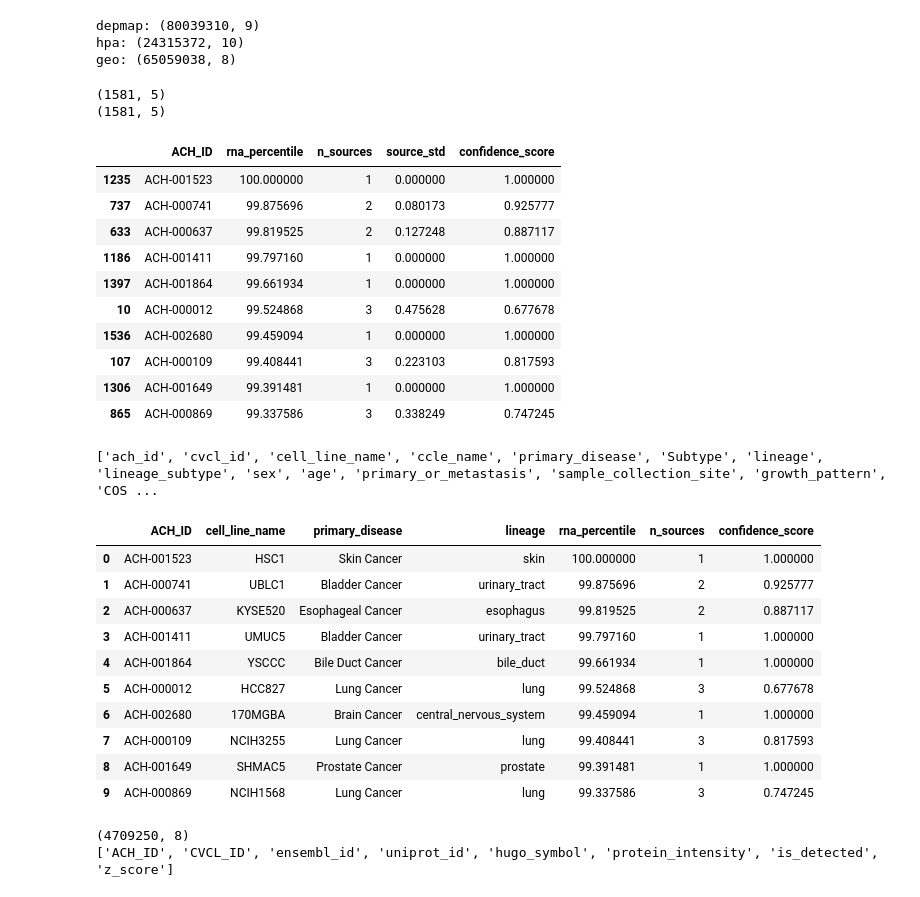
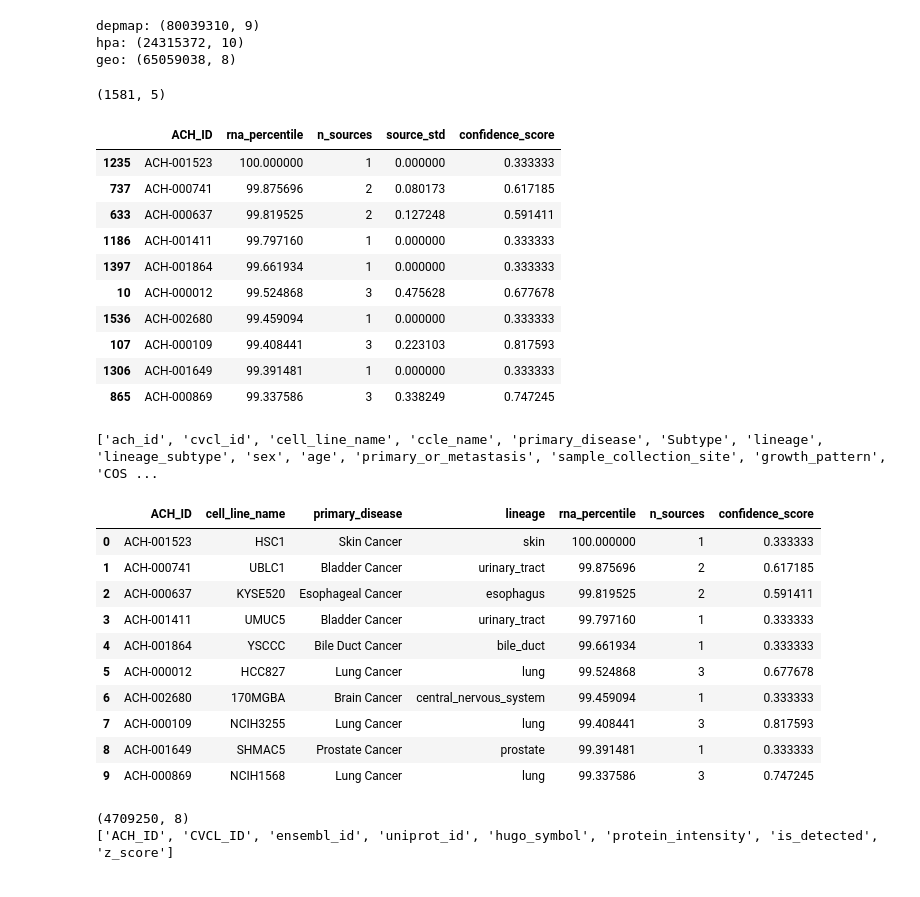
Before and after one commit to NattawasP/SEMTM0044_2025_AYEAR_TEAM34, a Jupyter notebook: notebooks/Victor_Data Exploration/Percentile_Ranking.ipynb, the cells around one changed output. Saved outputs shown, nothing was run; the diff lists cells and outputs as text; code cells hidden in the pictures.

Commit message:
Refactor confidence score logic to penalize cell lines with missing data sources

```diff
--- a/notebooks/Victor_Data Exploration/Percentile_Ranking.ipynb
+++ b/notebooks/Victor_Data Exploration/Percentile_Ranking.ipynb
@@ -68,7 +68,7 @@ geo: (65059038, 8)
 # %%
 target = "ENSG00000146648"   # EGFR
 
-# 1. pull the gene's rows from each source (only the columns we need)
+# 1. pull the gene's rows from each source
 cols = ["ACH_ID", "source", "log2_tpm_plus1"]
 frames = [
     depmap[depmap["ensembl_id"] == target][cols],
@@ -77,48 +77,47 @@ frames = [
 ]
 allg = pd.concat(frames)
 
 # 2. GEO can have multiple samples per cell line average per (cell line, source) first
 allg = allg.groupby(["ACH_ID", "source"])["log2_tpm_plus1"].mean().reset_index()
 
 # 3. percentile-rank cell lines WITHIN each source
 allg["percentile"] = allg.groupby("source")["log2_tpm_plus1"].rank(pct=True) * 100
 
 import numpy as np
 
 # 4. combine: average percentile per cell line, count sources, and get standard deviation
 combined = (allg.groupby("ACH_ID")
                 .agg(rna_percentile=("percentile", "mean"),
                      n_sources=("source", "nunique"),
                      source_std=("percentile", "std")) # Calculate standard deviation across sources
                 .reset_index())
 
 # If a cell line only has 1 source, standard deviation is NaN. Fill it with 0.
 combined["source_std"] = combined["source_std"].fillna(0)
 
-# Calculate the final confidence score
-combined["confidence_score"] = 1 / (1 + combined["source_std"])
+# Calculate the maximum possible sources dynamically
+max_sources = combined["n_sources"].max()
+
+# Calculate the final confidence score (weighted by number of sources)
+combined["confidence_score"] = (combined["n_sources"] / max_sources) * (1 / (1 + combined["source_std"]))
 
 # Sort by RNA percentile first, then use confidence score as a tie-breaker
 combined = combined.sort_values(by=["rna_percentile", "confidence_score"], ascending=[False, False])
 
 print(combined.shape)
 combined.head(10)
-
-print(combined.shape)
-combined.head(10)
 # %% [output]
 (1581, 5)
-(1581, 5)
 |  | ACH_ID | rna_percentile | n_sources | source_std | confidence_score |
-| 1235 | ACH-001523 | 100.000000 | 1 | 0.000000 | 1.000000 |
-| 737 | ACH-000741 | 99.875696 | 2 | 0.080173 | 0.925777 |
-| 633 | ACH-000637 | 99.819525 | 2 | 0.127248 | 0.887117 |
-| 1186 | ACH-001411 | 99.797160 | 1 | 0.000000 | 1.000000 |
-| 1397 | ACH-001864 | 99.661934 | 1 | 0.000000 | 1.000000 |
+| 1235 | ACH-001523 | 100.000000 | 1 | 0.000000 | 0.333333 |
+| 737 | ACH-000741 | 99.875696 | 2 | 0.080173 | 0.617185 |
+| 633 | ACH-000637 | 99.819525 | 2 | 0.127248 | 0.591411 |
+| 1186 | ACH-001411 | 99.797160 | 1 | 0.000000 | 0.333333 |
+| 1397 | ACH-001864 | 99.661934 | 1 | 0.000000 | 0.333333 |
 | 10 | ACH-000012 | 99.524868 | 3 | 0.475628 | 0.677678 |
-| 1536 | ACH-002680 | 99.459094 | 1 | 0.000000 | 1.000000 |
+| 1536 | ACH-002680 | 99.459094 | 1 | 0.000000 | 0.333333 |
 | 107 | ACH-000109 | 99.408441 | 3 | 0.223103 | 0.817593 |
-| 1306 | ACH-001649 | 99.391481 | 1 | 0.000000 | 1.000000 |
+| 1306 | ACH-001649 | 99.391481 | 1 | 0.000000 | 0.333333 |
 | 865 | ACH-000869 | 99.337586 | 3 | 0.338249 | 0.747245 |
 # %%
 # load the cell line dictionary
@@ -135,15 +134,15 @@ named = combined.merge(
 named[["ACH_ID", "cell_line_name", "primary_disease", "lineage", "rna_percentile", "n_sources", "confidence_score"]].head(10)
 # %% [output]
 |  | ACH_ID | cell_line_name | primary_disease | lineage | rna_percentile | n_sources | confidence_score |
-| 0 | ACH-001523 | HSC1 | Skin Cancer | skin | 100.000000 | 1 | 1.000000 |
-| 1 | ACH-000741 | UBLC1 | Bladder Cancer | urinary_tract | 99.875696 | 2 | 0.925777 |
-| 2 | ACH-000637 | KYSE520 | Esophageal Cancer | esophagus | 99.819525 | 2 | 0.887117 |
-| 3 | ACH-001411 | UMUC5 | Bladder Cancer | urinary_tract | 99.797160 | 1 | 1.000000 |
-| 4 | ACH-001864 | YSCCC | Bile Duct Cancer | bile_duct | 99.661934 | 1 | 1.000000 |
+| 0 | ACH-001523 | HSC1 | Skin Cancer | skin | 100.000000 | 1 | 0.333333 |
+| 1 | ACH-000741 | UBLC1 | Bladder Cancer | urinary_tract | 99.875696 | 2 | 0.617185 |
+| 2 | ACH-000637 | KYSE520 | Esophageal Cancer | esophagus | 99.819525 | 2 | 0.591411 |
+| 3 | ACH-001411 | UMUC5 | Bladder Cancer | urinary_tract | 99.797160 | 1 | 0.333333 |
+| 4 | ACH-001864 | YSCCC | Bile Duct Cancer | bile_duct | 99.661934 | 1 | 0.333333 |
 | 5 | ACH-000012 | HCC827 | Lung Cancer | lung | 99.524868 | 3 | 0.677678 |
-| 6 | ACH-002680 | 170MGBA | Brain Cancer | central_nervous_system | 99.459094 | 1 | 1.000000 |
+| 6 | ACH-002680 | 170MGBA | Brain Cancer | central_nervous_system | 99.459094 | 1 | 0.333333 |
 | 7 | ACH-000109 | NCIH3255 | Lung Cancer | lung | 99.408441 | 3 | 0.817593 |
-| 8 | ACH-001649 | SHMAC5 | Prostate Cancer | prostate | 99.391481 | 1 | 1.000000 |
+| 8 | ACH-001649 | SHMAC5 | Prostate Cancer | prostate | 99.391481 | 1 | 0.333333 |
 | 9 | ACH-000869 | NCIH1568 | Lung Cancer | lung | 99.337586 | 3 | 0.747245 |
 # %%
 # Load the team's harmonized proteomics data instead of the raw file
```
